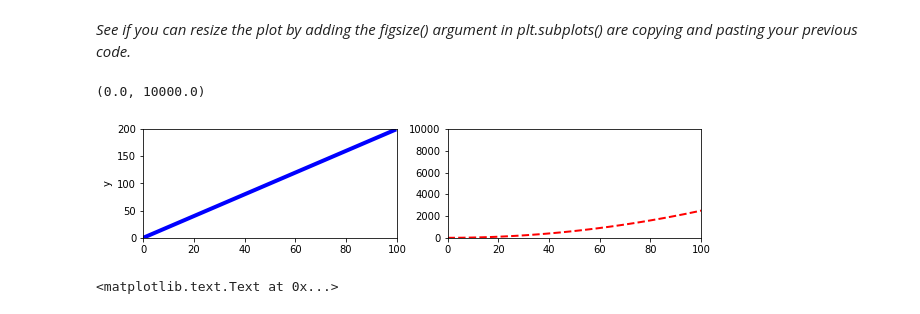
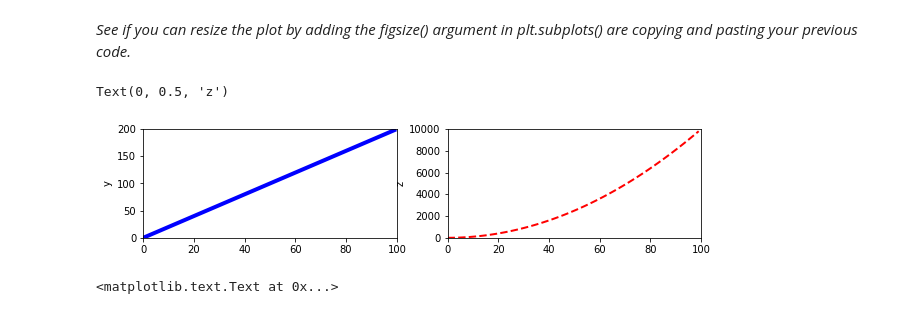
Before and after one commit to markquark125/Summer-MicroCredentials, a Jupyter notebook: Matplotlib_Exercises.ipynb, the cells around one changed output. Drawn from its saved outputs; the diff is of its cells as text; code cells hidden in the pictures.

```diff
--- a/Matplotlib_Exercises.ipynb
+++ b/Matplotlib_Exercises.ipynb
@@ -200,20 +200,21 @@ plt2.set_ylim([0, 10000])
 # %%
 fig, axes = plt.subplots(nrows=1, ncols=2, figsize=(10, 2))
 
 plt1 = plt.subplot(1,2,1)#.set_ylim(0,200)
-plt.plot(x,y,'b', linewidth=4)
+plt1.plot(x,y,'b', linewidth=4)
 plt2 = plt.subplot(1,2,2)#.set_ylim(0, 100)
-plt.plot(y,z,'r--', linewidth=2);
+plt2.plot(x,z,'r--', linewidth=2);
 
 plt1.set_xlim([0, 100])
 plt1.set_ylim([0, 200])
 plt1.set_ylabel('y')
 
 plt2.set_xlim([0, 100])
 plt2.set_ylim([0, 10000])
+plt2.set_ylabel('z')
 # %% [output]
-(0.0, 10000.0)
+Text(0, 0.5, 'z')
-[figure, old version]
+[figure, new version]
 # %%
 # %% [output]
 <matplotlib.text.Text at 0x...>
```
